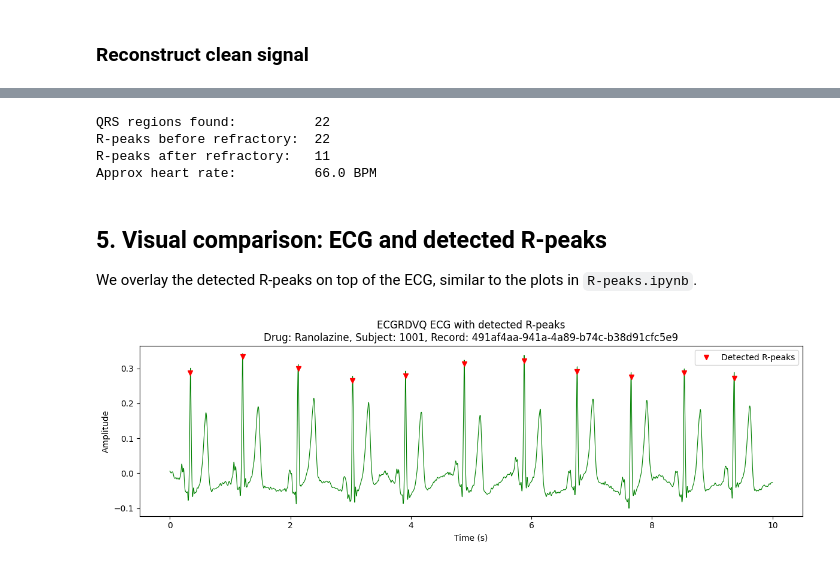
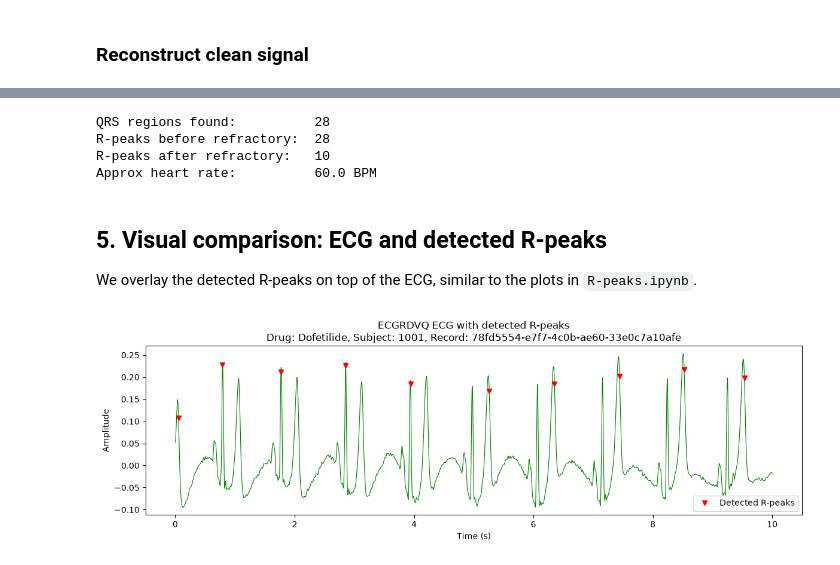
Before and after one commit to iomullony/R-Peaks, a Jupyter notebook: ECGRDVQ R-peaks.ipynb, the cells around one changed output, grey strips where cells are left out. Cells and saved outputs as stored; diff of their text form; code cells hidden in the pictures.

Commit message:
results fixed

```diff
--- a/ECGRDVQ R-peaks.ipynb
+++ b/ECGRDVQ R-peaks.ipynb
@@ -23,7 +25,7 @@ def load_ecgrdvq_record(drug_name: str = "Ranolazine"):
     print(available_drugs)
 
     # Filter by drug and take the first available record
-    record_row = clinical_df[clinical_df["EXTRT"] == drug_name].iloc[0]
+    record_row = clinical_df[clinical_df["EXTRT"] == drug_name].iloc[4]
 
     subject_id = str(int(record_row["RANDID"]))  # Subject folder name
     record_id = record_row["EGREFID"]            # WFDB record name (without extension)
@@ -51,7 +53,7 @@ def load_ecgrdvq_record(drug_name: str = "Ranolazine"):
 
 
 # Load one example record
-ecg, fs, record, info = load_ecgrdvq_record("Ranolazine")
+ecg, fs, record, info = load_ecgrdvq_record("Dofetilide")
 duration_sec = len(ecg) / fs
 print(f"Duration: {duration_sec} seconds")
 # %% [output]
@@ -301,7 +303,7 @@ We directly port the `extract_regions`, `detect_r_peaks`, and `apply_refractory`
 #    Contiguous runs of True values wider than max_ms (250 ms) are DISCARDED as artifacts
 #    (e.g. merged QRS-T waves or motion artifacts). This is NOT the same as the refractory
 #    period — it limits the WIDTH of a candidate QRS region, not the spacing between beats.
-def extract_regions(mask: np.ndarray, fs: int, min_ms: int = 0, max_ms: int = 250):
+def extract_regions(mask: np.ndarray, fs: float, min_ms: int = 15, max_ms: int = 250):
     """
     Find contiguous True runs in the mask with duration between min_ms and max_ms.
     max_ms=250 discards any high-slope region wider than a pathological QRS complex.
@@ -324,12 +326,7 @@ def extract_regions(mask: np.ndarray, fs: int, min_ms: int = 0, max_ms: int = 25
                 regions.append((start, i))
             in_region = False
 
-    # Handle region at the very end of signal
-    if in_region:
-        duration = len(mask) - start
-        if min_samples <= duration <= max_samples:
-            regions.append((start, len(mask)))
-
+    # Match the results notebook: a region still open at the last sample is not emitted.
     return regions
 
 
@@ -347,14 +344,13 @@ def detect_r_peaks(signal: np.ndarray, regions):
 
 
 # 3. Refractory period filter: enforces a minimum time between consecutively ACCEPTED R-peaks.
-#    This is physiologically motivated — the heart cannot beat faster than ~300 BPM,
-#    so no two true R-peaks can be less than 200 ms apart.
+#    Use the same empirical 320 ms setting as the results notebook.
 #    This is DIFFERENT from the region-duration filter above: that one discards regions
 #    that are too WIDE; this one discards peaks that are too CLOSE TOGETHER IN TIME.
-def apply_refractory(peaks: np.ndarray, signal: np.ndarray, fs: float, refractory_ms: int = 200):
+def apply_refractory(peaks: np.ndarray, signal: np.ndarray, fs: float, refractory_ms: int = 320):
     """
     Enforce a minimum RR interval (keep the higher-amplitude peak if two are too close).
-    refractory_ms=200 corresponds to a maximum heart rate of 300 BPM.
+    refractory_ms=320 corresponds to a nominal maximum heart rate of 187.5 BPM.
     """
     if len(peaks) == 0:
         return peaks
@@ -374,9 +370,9 @@ def apply_refractory(peaks: np.ndarray, signal: np.ndarray, fs: float, refractor
 
 
 # Run the three steps
-regions = extract_regions(qrs_mask, fs, min_ms=10, max_ms=250)
+regions = extract_regions(qrs_mask, fs, min_ms=15, max_ms=250)
 r_peaks_raw = detect_r_peaks(clean_signal, regions)
-r_peaks = apply_refractory(r_peaks_raw, clean_signal, fs, 200)
+r_peaks = apply_refractory(r_peaks_raw, clean_signal, fs, refractory_ms=320)
 
 print(f"QRS regions found:          {len(regions)}")
 print(f"R-peaks before refractory:  {len(r_peaks_raw)}")
@@ -388,10 +384,10 @@ duration_sec = len(ecg) / fs
 hr_bpm = len(r_peaks) / duration_sec * 60
 print(f"Approx heart rate:          {hr_bpm:.1f} BPM")
 # %% [output]
-QRS regions found:          22
-R-peaks before refractory:  22
-R-peaks after refractory:   11
-Approx heart rate:          66.0 BPM
+QRS regions found:          28
+R-peaks before refractory:  28
+R-peaks after refractory:   10
+Approx heart rate:          60.0 BPM
 # %% [markdown]
 ## 5. Visual comparison: ECG and detected R-peaks
 
@@ -399,22 +395,22 @@ We overlay the detected R-peaks on top of the ECG, similar to the plots in `R-pe
 # %%
 # Show a 10-second window with detected R-peaks
 show_sec = 10
-show_samples = int(show_sec * fs)
+show_samples = min(len(ecg), int(show_sec * fs))
 t = np.arange(show_samples) / fs
 
 peaks_window = r_peaks[r_peaks < show_samples]
 
 plt.figure(figsize=(12, 4))
 plt.plot(t, clean_signal[:show_samples], 'green', linewidth=0.8)
 plt.plot(peaks_window / fs, clean_signal[peaks_window], 'rv', label="Detected R-peaks")
 plt.xlabel("Time (s)")
 plt.ylabel("Amplitude")
 plt.title(
     f"ECGRDVQ ECG with detected R-peaks\n"
     f"Drug: {info['drug']}, Subject: {info['subject_id']}, Record: {info['record_id']}"
 )
 plt.legend()
 plt.tight_layout()
 plt.show()
 # %% [output]
-[figure, old version]
+[figure, new version]
```
Also changed, not shown: parts of 11 cells of this notebook, 4 other files.
